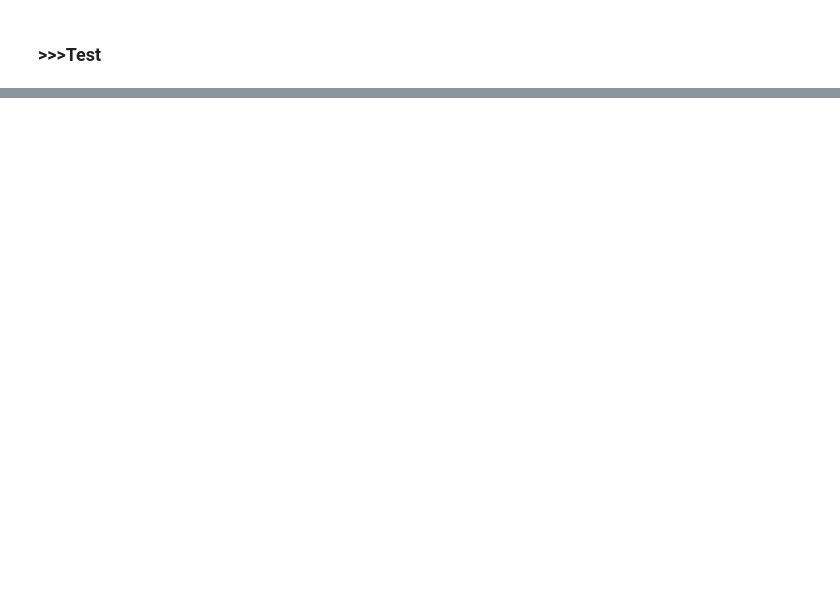
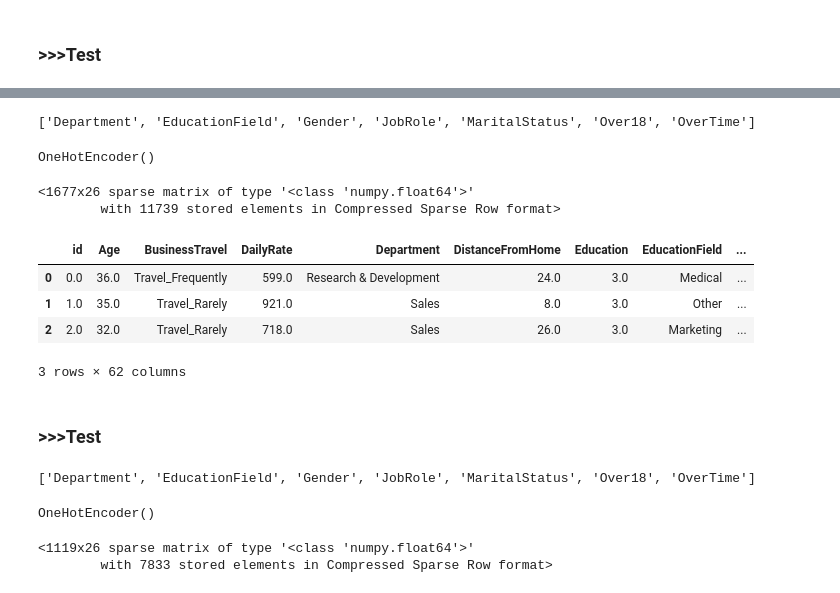
Before and after one commit to pratik-ka-git/Kaggle, a Jupyter notebook: ml-attrition.ipynb, the cells around one changed output, grey strips where cells are left out. Cells and saved outputs as stored; diff of their text form; code cells hidden in the pictures; blank space fills up the shorter version.

```diff
--- a/ml-attrition.ipynb
+++ b/ml-attrition.ipynb
@@ -229,0 +238,45 @@ test['BusinessTravel_Encoded'] = test['BusinessTravel'].map(ordinal_mapping)
+# %%
+train_categorical_ohe = train_categorical
+train_categorical_ohe.remove('BusinessTravel')
+print(train_categorical_ohe)
+# %% [output]
+['Department', 'EducationField', 'Gender', 'JobRole', 'MaritalStatus', 'Over18', 'OverTime']
+# %%
+ohe.fit(train[train_categorical_ohe])
+# %% [output]
+OneHotEncoder()
+# %%
+ohe.transform(train[train_categorical_ohe])
+# %% [output]
+<1677x26 sparse matrix of type '<class 'numpy.float64'>'
+        with 11739 stored elements in Compressed Sparse Row format>
+# %%
+encoded_train = pd.DataFrame.sparse.from_spmatrix(ohe.transform(train[train_categorical_ohe]))
+# %%
+# Concatenate Back to data
+train = pd.concat([train, encoded_train], axis=1)
+# %%
+train.head(3)
+# %% [output]
+|  | id | Age | BusinessTravel | DailyRate | Department | DistanceFromHome | Education | EducationField | ... |
+| 0 | 0.0 | 36.0 | Travel_Frequently | 599.0 | Research & Development | 24.0 | 3.0 | Medical | ... |
+| 1 | 1.0 | 35.0 | Travel_Rarely | 921.0 | Sales | 8.0 | 3.0 | Other | ... |
+| 2 | 2.0 | 32.0 | Travel_Rarely | 718.0 | Sales | 26.0 | 3.0 | Marketing | ... |
+3 rows × 62 columns
+# %% [markdown]
+### >>>Test
+# %%
+test_categorical_ohe = test_categorical
+test_categorical_ohe.remove('BusinessTravel')
+print(test_categorical_ohe)
+# %% [output]
+['Department', 'EducationField', 'Gender', 'JobRole', 'MaritalStatus', 'Over18', 'OverTime']
+# %%
+ohe.fit(test[test_categorical_ohe])
+# %% [output]
+OneHotEncoder()
+# %%
+ohe.transform(test[test_categorical_ohe])
+# %% [output]
+<1119x26 sparse matrix of type '<class 'numpy.float64'>'
+        with 7833 stored elements in Compressed Sparse Row format>
```
Also changed, not shown: parts of 8 cells of this notebook.
